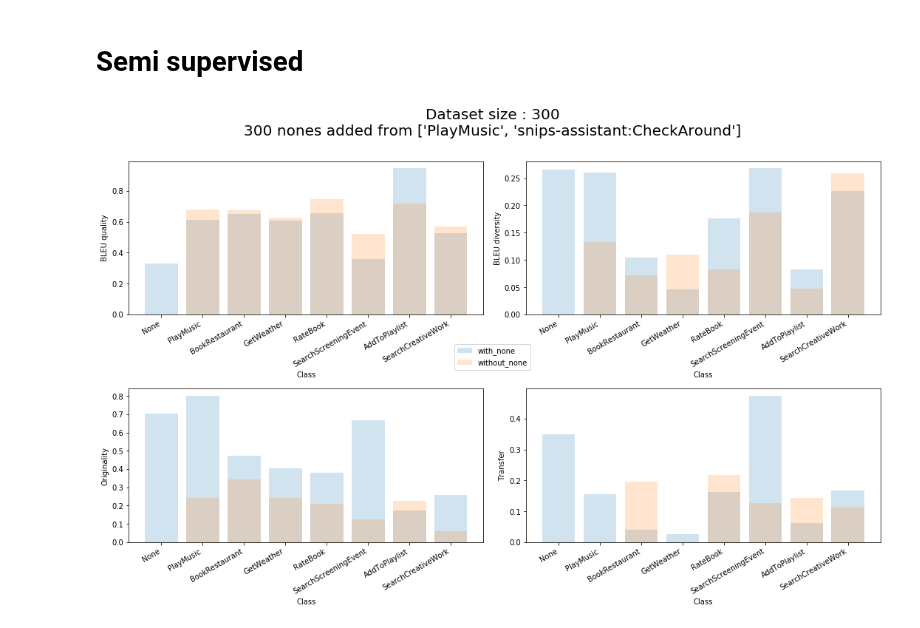
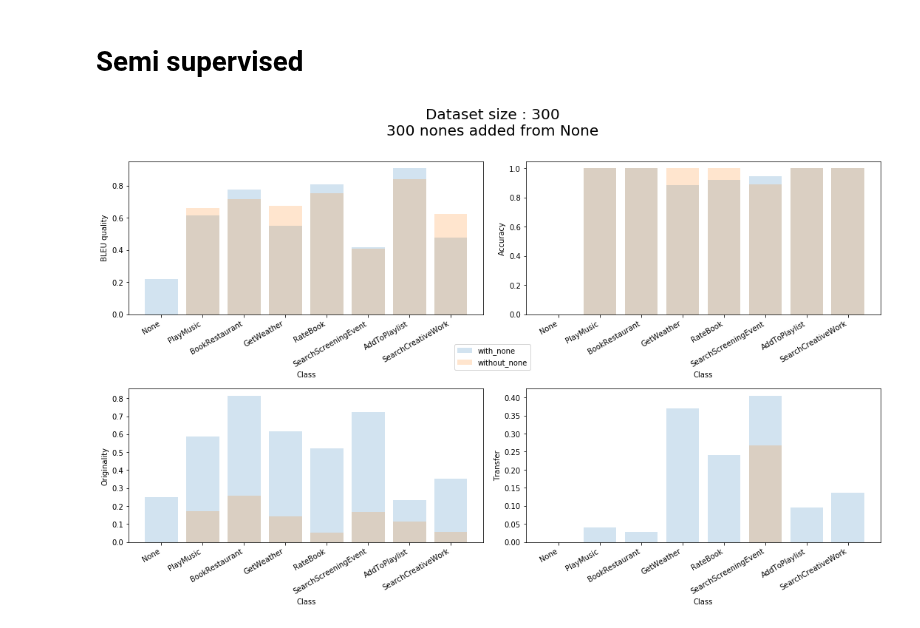
Before and after one commit to sonos/automatic-data-generation, a Jupyter notebook: automatic_data_generation/data-generation-new.ipynb, the cells around one changed output. Saved outputs shown, nothing was run; the diff lists cells and outputs as text; code cells hidden in the pictures.

Commit message:
Intent-specific accuracy

```diff
--- a/automatic_data_generation/data-generation-new.ipynb
+++ b/automatic_data_generation/data-generation-new.ipynb
@@ -735,7 +735,7 @@ fig.tight_layout(rect=[0, 0.03, 1, 0.9])
 # %% [markdown]
 # Semi supervised
 # %%
-results_dir = 'results_semisup_1+1/'
+results_dir = 'results_semisup_assistant_general/'
 
 with_none = torch.load(results_dir+'with_none.pkl')
 without_none = torch.load(results_dir+'without_none.pkl')
@@ -743,38 +743,39 @@ without_none = torch.load(results_dir+'without_none.pkl')
 fig, axarr = plt.subplots(2,2, figsize=(15,10))
 axarr = axarr.flatten()
 
 for run in [with_none, without_none]:
 
     bleu_qualities     = [run['delexicalised_metrics']['bleu_scores']['quality'][intent]   for intent in run['i2int']]
     bleu_diversities   = [run['delexicalised_metrics']['bleu_scores']['diversity'][intent] for intent in run['i2int']]
     originalities      = [run['delexicalised_metrics']['originality'][intent]              for intent in run['i2int']]
-    transfer           = [run['delexicalised_metrics']['transfer'][intent]                 for intent in run['i2int']]
-    metrics = [bleu_qualities, bleu_diversities, originalities, transfer]
+    transfer           = [run['delexicalised_metrics']['transfer']['metric'][intent]       for intent in run['i2int']]
+    accuracies         = [run['delexicalised_metrics']['intent_accuracy'][intent]          for intent in run['i2int']]
+    metrics = [bleu_qualities, accuracies, originalities, transfer]
 
     for i, metric in enumerate(metrics):
 
         axarr[i].bar([intent.split(':')[-1] for intent in run['i2int']],
                      metric, alpha=0.2, label=run['args']['pickle'].split('/')[-1] if i==0 else '')
         for label in axarr[i].get_xmajorticklabels():
             label.set_rotation(30)
             label.set_horizontalalignment("right")
         low, high, delta = min(metric), max(metric), max(metric) - min(metric)
         #axarr[i].set_ylim(low - 0.2 * delta, high + 0.2 * delta)
         axarr[i].set_xlabel('Class')
 
 axarr[0].set_ylabel('BLEU quality'  )
-axarr[1].set_ylabel('BLEU diversity')
+axarr[1].set_ylabel('Accuracy'      )
 axarr[2].set_ylabel('Originality'   )
-axarr[3].set_ylabel('Transfer'   )
+axarr[3].set_ylabel('Transfer'      )
 
 fig.suptitle('Dataset size : {}\n{} nones added from {}'.format(with_none['args']['dataset_size'],
                                                                 with_none['args']['none_size'],
                                                                 with_none['args']['none_intent']), fontsize=20)
 fig.legend(loc='center')
 
 fig.tight_layout(rect=[0, 0.03, 1, 0.9])
 # %% [output]
-[figure, old version]
+[figure, new version]
 # %%
 run = torch.load('run_assistant.pkl')
 run['i2int']
```
Also changed, not shown: parts of 5 cells of this notebook, 1 other file.
